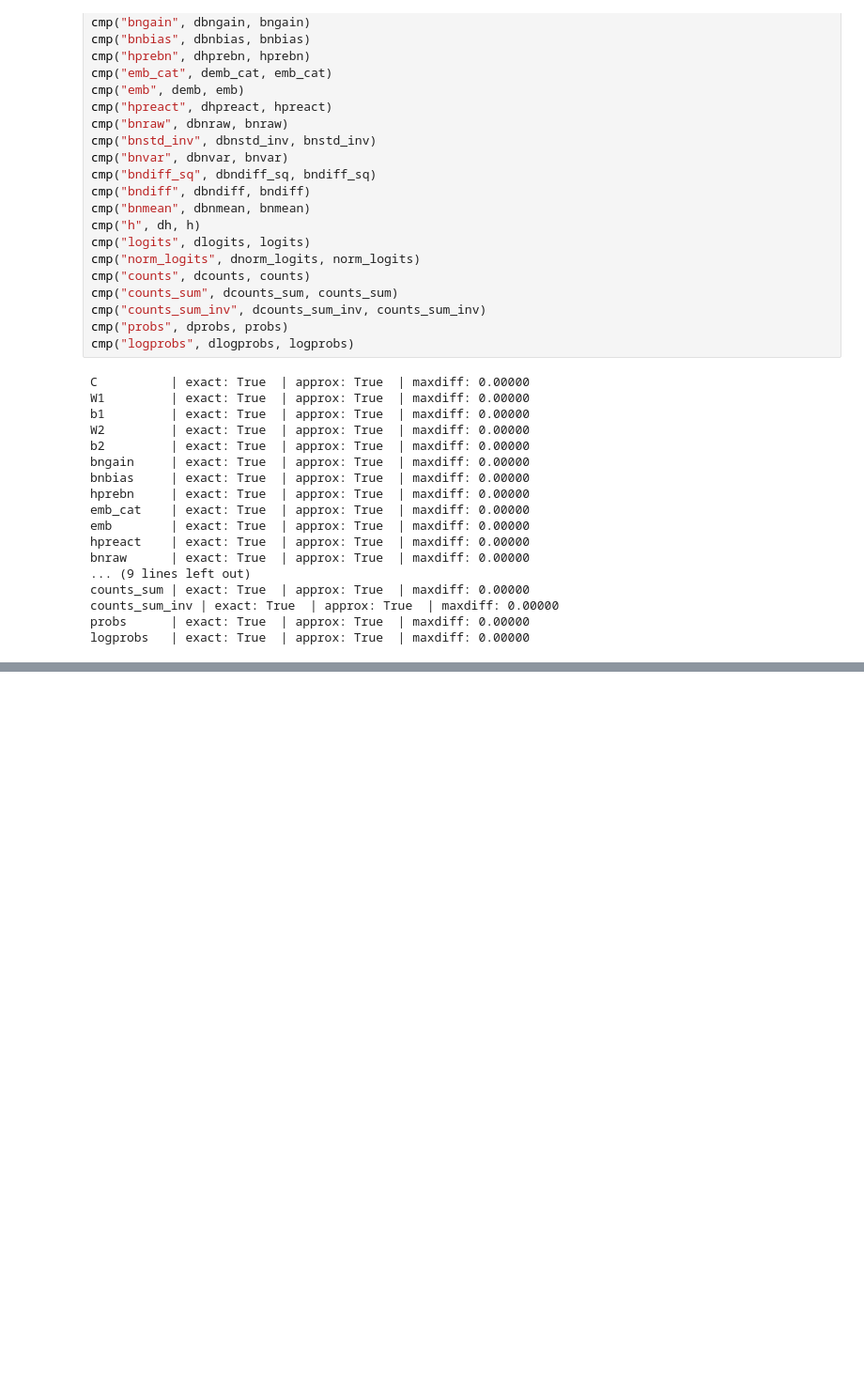
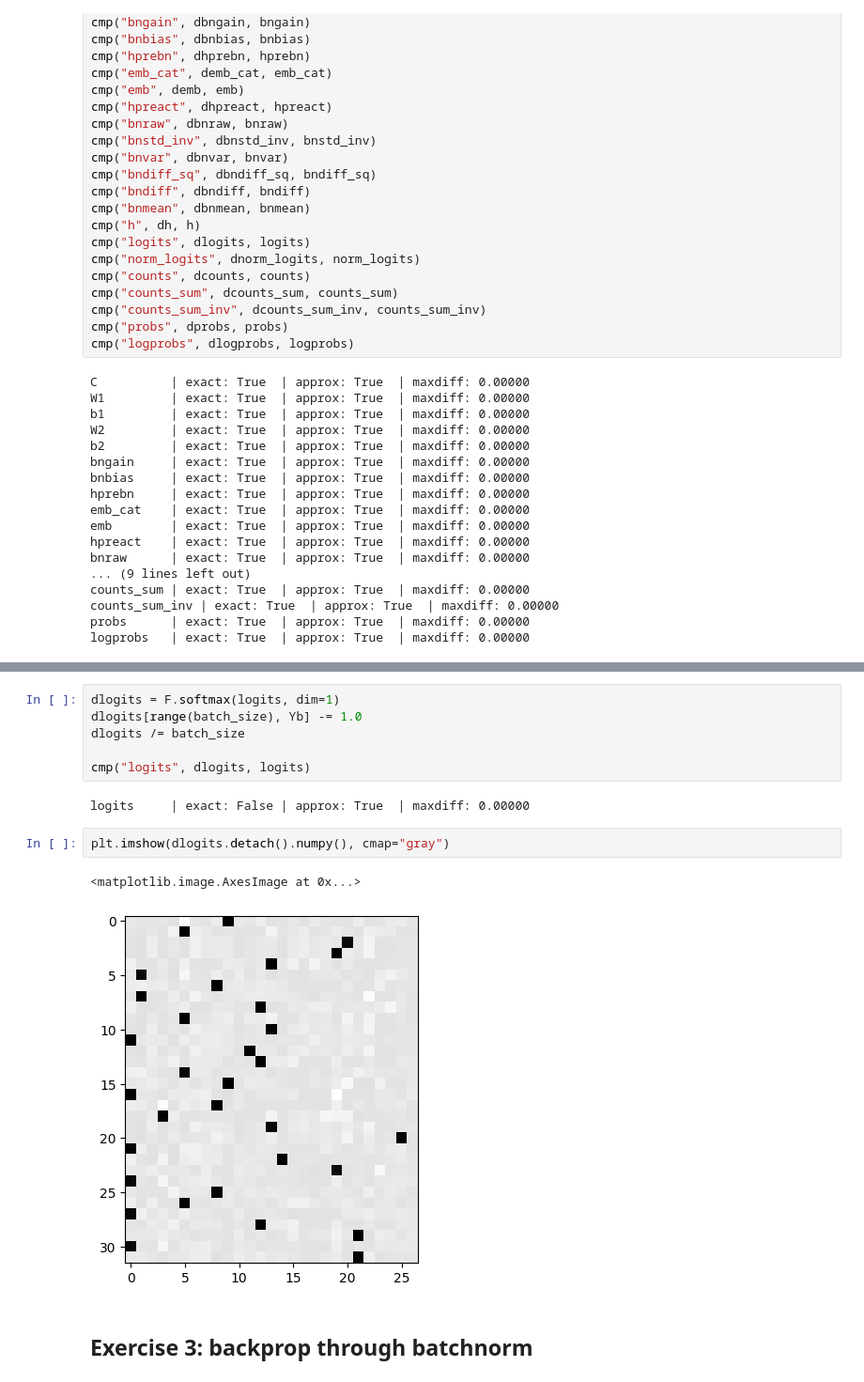
Before and after one commit to lakshyaag/neural-networks-karpathy, a Jupyter notebook: makemore/lec5.ipynb, the cells around one changed output, grey strips where cells are left out. Shown at 94% size. Saved outputs shown, nothing was run; the diff lists cells and outputs as text; blank space fills up the shorter version.

```diff
--- a/makemore/lec5.ipynb
+++ b/makemore/lec5.ipynb
@@ -923,0 +1012,15 @@ logprobs   | exact: True  | approx: True  | maxdiff: 0.00000
+# %%
+dlogits = F.softmax(logits, dim=1)
+dlogits[range(batch_size), Yb] -= 1.0
+dlogits /= batch_size
+
+cmp("logits", dlogits, logits)
+# %% [output]
+logits     | exact: False | approx: True  | maxdiff: 0.00000
+# %%
+plt.imshow(dlogits.detach().numpy(), cmap="gray")
+# %% [output]
+<matplotlib.image.AxesImage at 0x...>
+[figure, added]
+# %% [markdown]
+## Exercise 3: backprop through batchnorm
```
Also changed, not shown: parts of 9 cells of this notebook, 1 other file.
